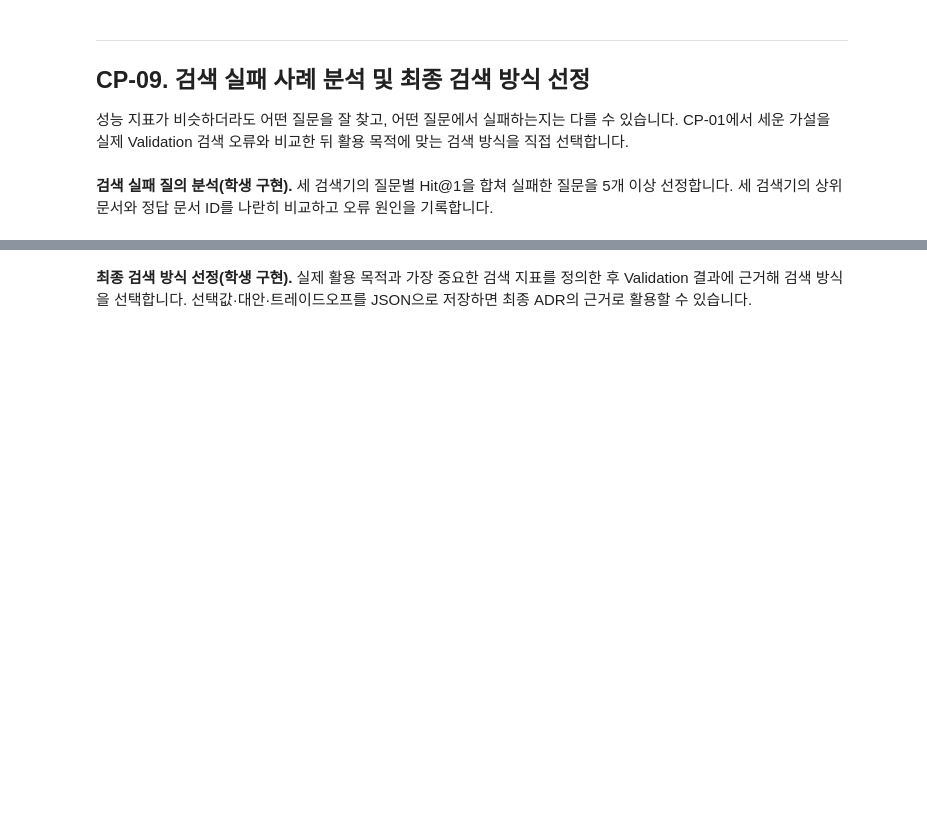
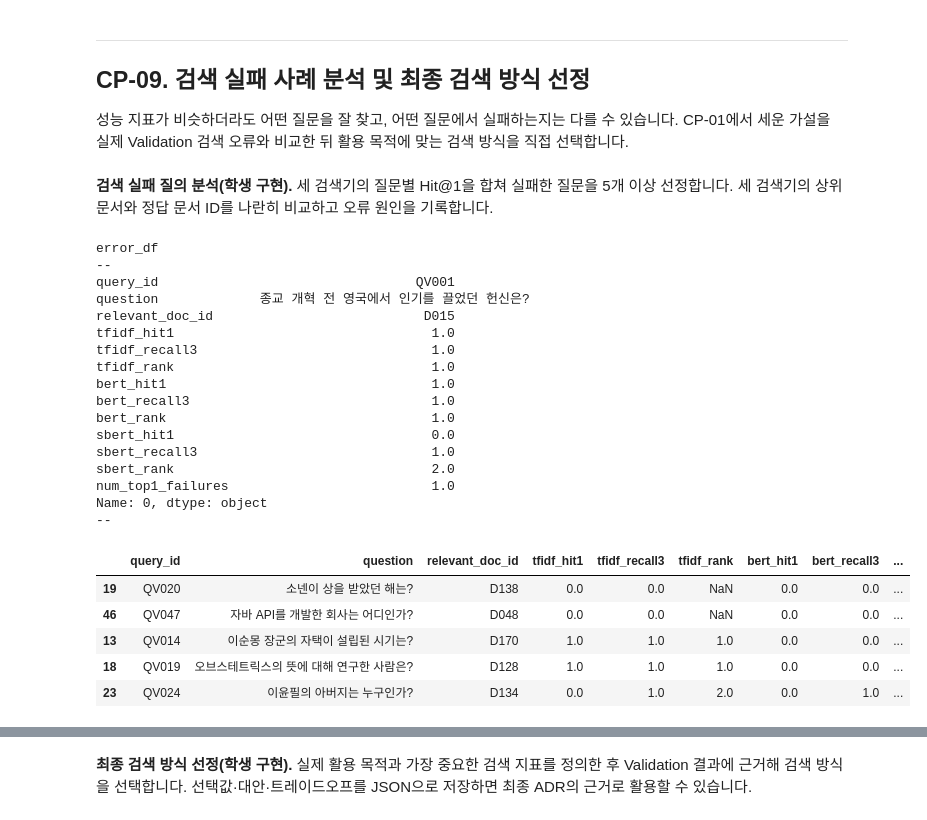
Before and after one commit to mobiemh/ai-miniproject02, a Jupyter notebook: NLP_BERT_MiniProject_Student.ipynb, the cells around one changed output, grey strips where cells are left out. Saved outputs shown, nothing was run; the diff lists cells and outputs as text; code cells hidden in the pictures; blank space fills up the shorter version.

```diff
--- a/NLP_BERT_MiniProject_Student.ipynb
+++ b/NLP_BERT_MiniProject_Student.ipynb
@@ -871,12 +896,74 @@ print('CP-08 통과: 세 검색 방식의 Validation 평가 완료')
 # %%
 # [학생 구현] CP-09 — 질문별 성공/실패 비교 및 대표 오류 선택
 error_df = valid_df[['query_id', 'question', 'relevant_doc_id']].copy()
 # TODO 9-1. tfidf_detail, bert_detail, sbert_detail을 query_id로 병합하세요.
 #             각 모델의 hit1/recall3/rank에는 모델 이름 접두사를 붙이세요.
+for name, detail in [('tfidf', tfidf_detail), ('bert', bert_detail), ('sbert', sbert_detail)]:
+    part = detail[['query_id', 'hit1', 'recall3', 'rank']].rename(columns={
+        'hit1': f'{name}_hit1',
+        'recall3': f'{name}_recall3',
+        'rank': f'{name}_rank',
+    })
+    error_df = error_df.merge(part, on='query_id')
+
 # TODO 9-2. num_top1_failures = 3 - 세 모델의 hit1 합계를 계산하세요.
+error_df['num_top1_failures'] = 3 - error_df[['tfidf_hit1', 'bert_hit1', 'sbert_hit1']].sum(axis=1)
+
+print('error_df')
+print('--')
+print(error_df.iloc[0])
+print('--')
+
 # TODO 9-3. 실패가 많은 질문 상위 5개를 error_cases로 추출해 표로 출력하세요.
+error_cases = error_df.sort_values('num_top1_failures', ascending=False).head(5)
+display(error_cases)
+
 # TODO 9-4. 질문 하나에 대한 세 검색기의 Top-3 doc_id·유사도를 출력하세요.
+
+question = error_df.iloc[0]['question']
+
+print('question:', question)
+print('')
+
+tfidf_result = pd.DataFrame(search_tfidf(question, 3))
+print('tfidf top3')
+print(tfidf_result[['doc_id', 'score']])
+
+bert_result = pd.DataFrame(search_bert(question, 3))
+print('')
+print('bert top3')
+print(bert_result[['doc_id', 'score']])
+
+sbert_result = pd.DataFrame(search_sbert(question, 3))
+print('')
+print('sbert top3')
+print(sbert_result[['doc_id', 'score']])
+
 # TODO 9-5. error_cases를 TABLES/'cp09_error_cases.csv'에 저장하세요.
 # [힌트] CP-01의 valid_overlap[['query_id', 'overlap']]을 query_id로 병합해 두면
 #        실패한 질문의 겹침 비율을 함께 볼 수 있습니다.
-raise NotImplementedError('CP-09 검색 실패 사례를 비교하세요.')
+# raise NotImplementedError('CP-09 검색 실패 사례를 비교하세요.')
+# %% [output]
+error_df
+--
+query_id                                 QV001
+question             종교 개혁 전 영국에서 인기를 끌었던 헌신은?
+relevant_doc_id                           D015
+tfidf_hit1                                 1.0
+tfidf_recall3                              1.0
+tfidf_rank                                 1.0
+bert_hit1                                  1.0
+bert_recall3                               1.0
+bert_rank                                  1.0
+sbert_hit1                                 0.0
+sbert_recall3                              1.0
+sbert_rank                                 2.0
+num_top1_failures                          1.0
+Name: 0, dtype: object
+--
+|  | query_id | question | relevant_doc_id | tfidf_hit1 | tfidf_recall3 | tfidf_rank | bert_hit1 | bert_recall3 | ... |
+| 19 | QV020 | 소넨이 상을 받았던 해는? | D138 | 0.0 | 0.0 | NaN | 0.0 | 0.0 | ... |
+| 46 | QV047 | 자바 API를 개발한 회사는 어디인가? | D048 | 0.0 | 0.0 | NaN | 0.0 | 0.0 | ... |
+| 13 | QV014 | 이순몽 장군의 자택이 설립된 시기는? | D170 | 1.0 | 1.0 | 1.0 | 0.0 | 0.0 | ... |
+| 18 | QV019 | 오브스테트릭스의 뜻에 대해 연구한 사람은? | D128 | 1.0 | 1.0 | 1.0 | 0.0 | 0.0 | ... |
+| 23 | QV024 | 이윤필의 아버지는 누구인가? | D134 | 0.0 | 1.0 | 2.0 | 0.0 | 1.0 | ... |
```
Also changed, not shown: parts of 11 cells of this notebook, 6 other files.
